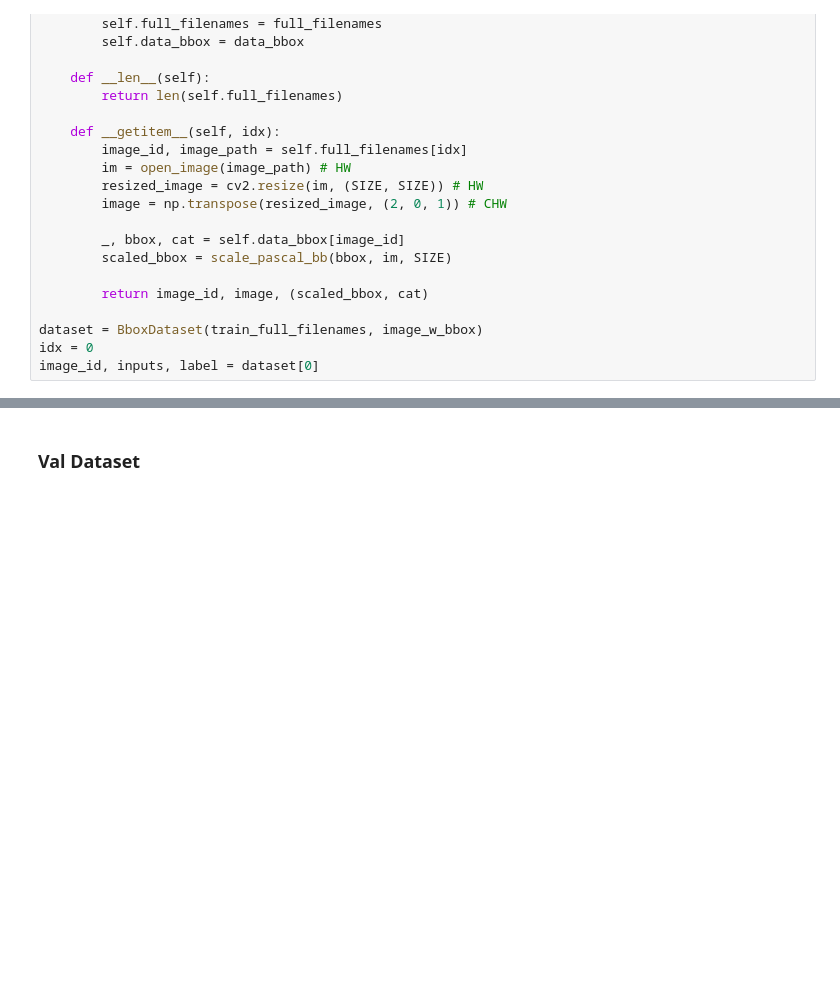
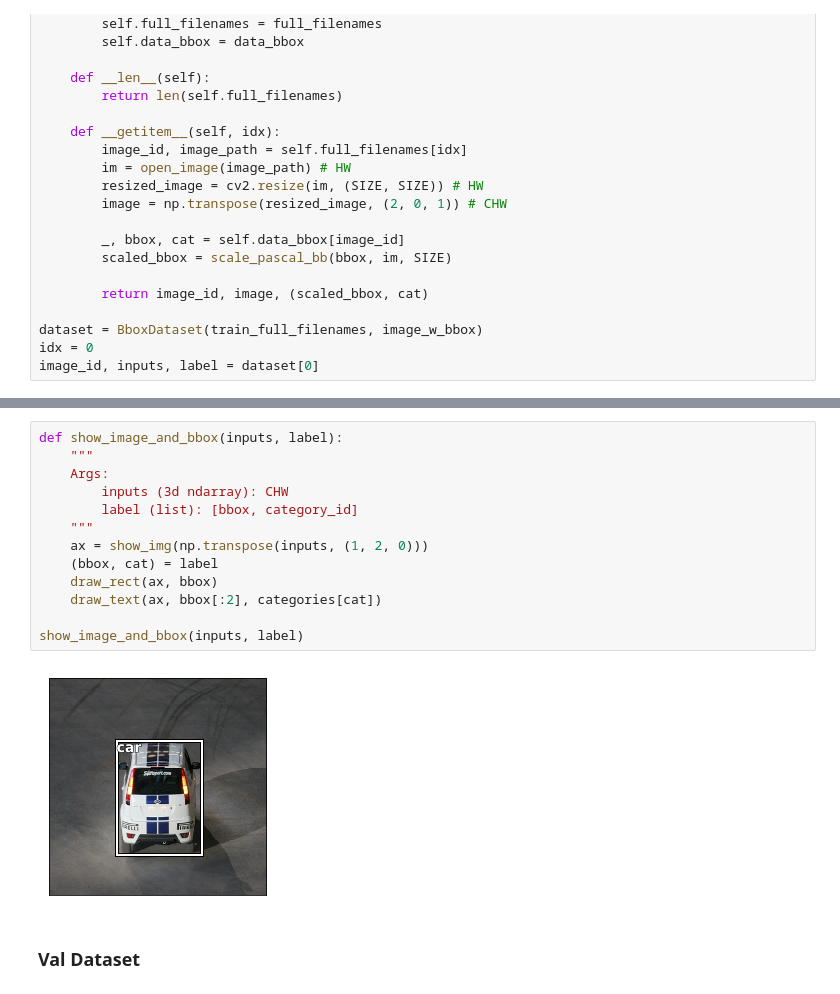
Before and after one commit to aaronlelevier/pytorch-practice, a Jupyter notebook: notebooks/pascal-explr-based-upon-fast-ai-course-bbox.ipynb, the cells around one changed output, grey strips where cells are left out. Drawn from its saved outputs; the diff is of its cells as text; blank space fills up the shorter version.

```diff
--- a/notebooks/pascal-explr-based-upon-fast-ai-course-bbox.ipynb
+++ b/notebooks/pascal-explr-based-upon-fast-ai-course-bbox.ipynb
@@ -267,3 +350,18 @@ label
+# %%
+def show_image_and_bbox(inputs, label):
+    """
+    Args:
+        inputs (3d ndarray): CHW
+        label (list): [bbox, category_id]
+    """
+    ax = show_img(np.transpose(inputs, (1, 2, 0)))
+    (bbox, cat) = label
+    draw_rect(ax, bbox)
+    draw_text(ax, bbox[:2], categories[cat])
+
+show_image_and_bbox(inputs, label)
+# %% [output]
+[figure, added]
 # %% [markdown]
 ### Val Dataset
 # %% [markdown]
```
Also changed, not shown: parts of 136 cells of this notebook.
